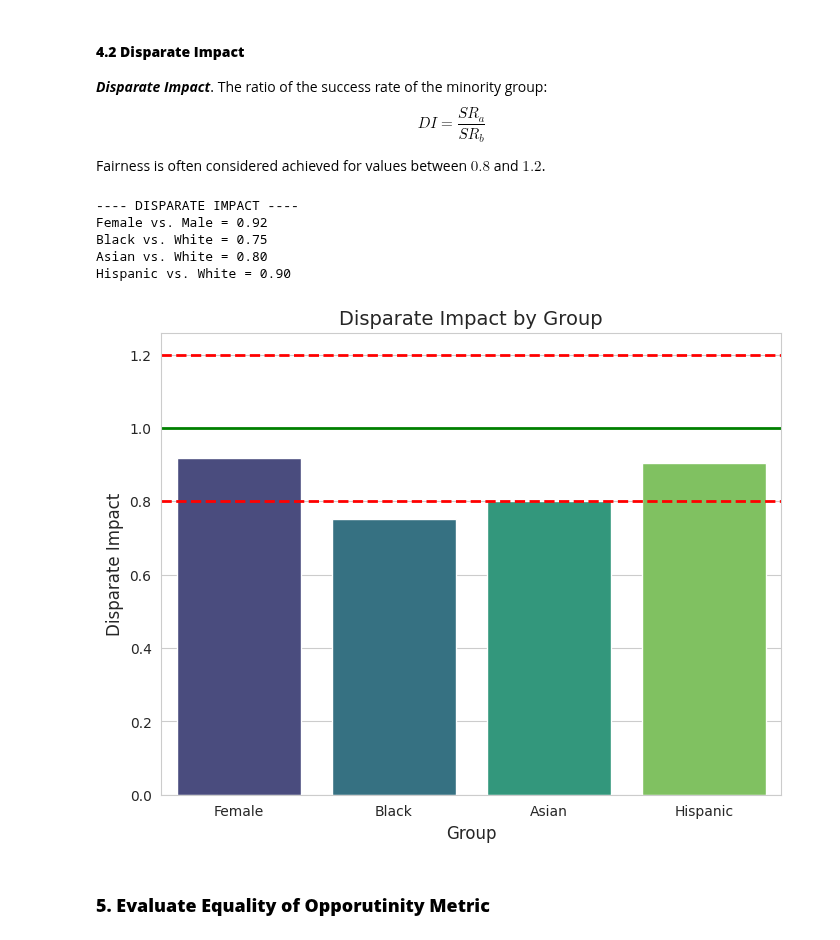
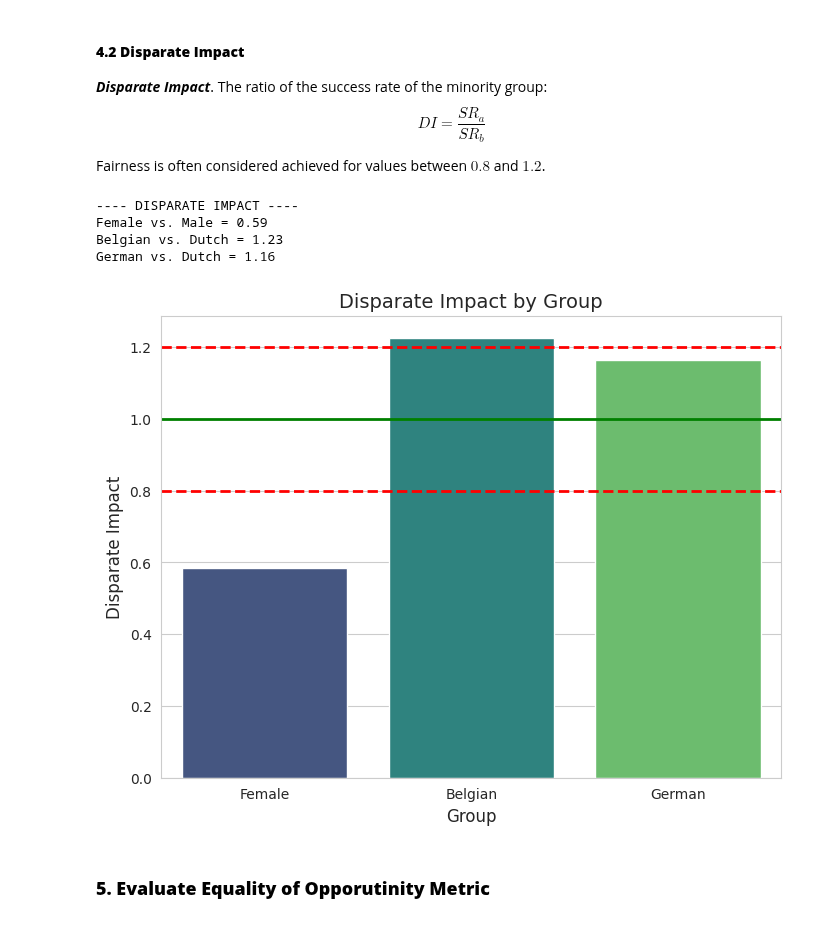
Before and after one commit to AlbanaCelepija/enhanced_mlops, a Jupyter notebook: framework/library/use_cases/tabular/src/local_platform/experiments/1.bias_mitigation.ipynb, the cells around one changed output. Cells and saved outputs as stored; diff of their text form; code cells hidden in the pictures.

```diff
--- a/framework/library/use_cases/tabular/src/local_platform/experiments/1.bias_mitigation.ipynb
+++ b/framework/library/use_cases/tabular/src/local_platform/experiments/1.bias_mitigation.ipynb
@@ -435,55 +436,52 @@ Fairness is often considered achieved for values between $0.8$ and $1.2$.
 # DISPARATE IMPACT
 # Calculate the ratio of success rates between different gender and ethnicity groups
 di_fm = sr_female / sr_male  # Female vs. Male
-di_bw = sr_black / sr_white  # Black vs. White
-di_aw = sr_asian / sr_white  # Asian vs. White
-di_hw = sr_hispanic / sr_white  # Hispanic vs. White
+di_bd = sr_belgian / sr_dutch  # Belgian vs. Dutch
+di_gd = sr_german / sr_dutch  # German vs. Dutch
 
 # Print Disparate Impact values
 print("---- DISPARATE IMPACT ----")
 print("Female vs. Male = %.2f" % di_fm)
-print("Black vs. White = %.2f" % di_bw)
-print("Asian vs. White = %.2f" % di_aw)
-print("Hispanic vs. White = %.2f" % di_hw)
+print("Belgian vs. Dutch = %.2f" % di_bd)
+print("German vs. Dutch = %.2f" % di_gd)
 
 # Prepare Data for Plotting
 # Create a DataFrame with the calculated Statistical Parity and Disparate Impact values for each group
 df = pd.DataFrame(
-    zip(["Female", "Black", "Asian", "Hispanic"], [di_fm, di_bw, di_aw, di_hw]),
+    zip(["Female", "Belgian", "German"], [di_fm, di_bd, di_gd]),
     columns=["Group", "Disparate Impact (DI)"],
 )
 
 # Plot Disparate Impact
 sns.set_style("whitegrid")
 plt.figure(figsize=(8, 6))
 ax = sns.barplot(
     x="Group",
     y="Disparate Impact (DI)",
     data=df,
     palette="viridis",
     hue="Group",
     legend=False,
 )
 plt.axhline(
     y=0.8, linewidth=2, color="r", linestyle="--"
 )  # Lower threshold for fairness
 plt.axhline(
     y=1.2, linewidth=2, color="r", linestyle="--"
 )  # Upper threshold for fairness
 plt.axhline(
     y=1, linewidth=2, color="g", linestyle="-"
 )  # Line representing 1 (ideal fairness)
 plt.title("Disparate Impact by Group", fontsize=14)
 plt.xlabel("Group", fontsize=12)
 plt.ylabel("Disparate Impact", fontsize=12)
 plt.show()
 # %% [output]
 ---- DISPARATE IMPACT ----
-Female vs. Male = 0.92
-Black vs. White = 0.75
-Asian vs. White = 0.80
-Hispanic vs. White = 0.90
+Female vs. Male = 0.59
+Belgian vs. Dutch = 1.23
+German vs. Dutch = 1.16
-[figure, old version]
+[figure, new version]
 # %% [markdown]
 ### **5. Evaluate Equality of Opporutinity Metric**
 # %% [markdown]
```
Also changed, not shown: parts of 16 cells of this notebook, 7 other files.
